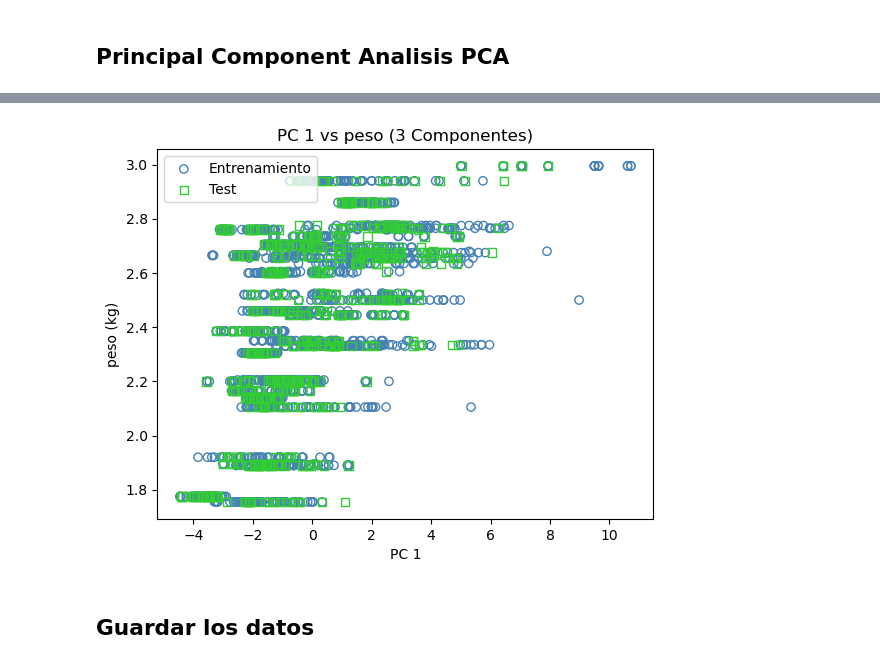
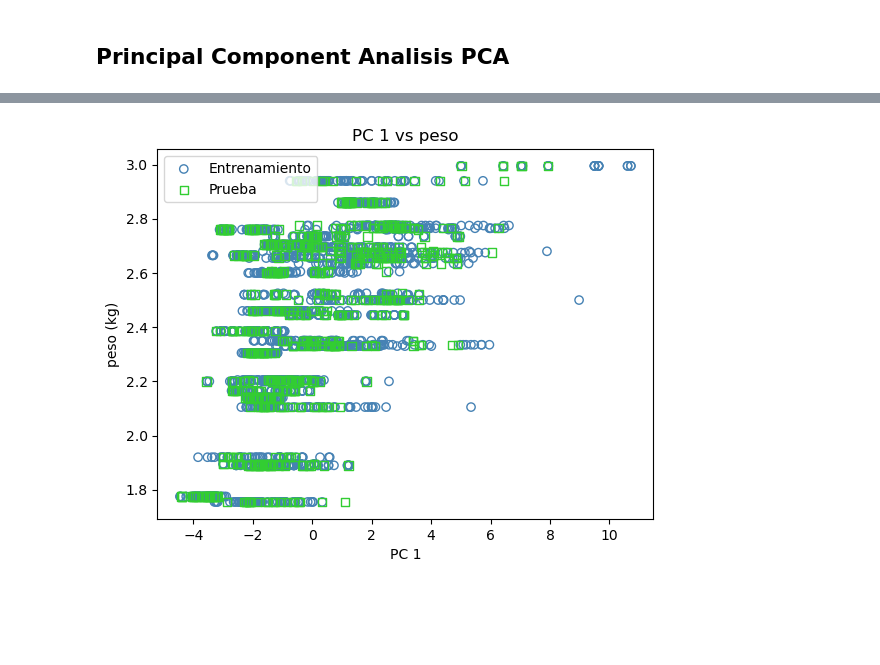
Before and after one commit to JoseAlfredoMartinezMartinez1995/EstimacionPesoPollos, a Jupyter notebook: P04_Analisis.ipynb, the cells around one changed output, grey strips where cells are left out. Drawn from its saved outputs; the diff is of its cells as text; code cells hidden in the pictures; blank space fills up the shorter version.

```diff
--- a/P04_Analisis.ipynb
+++ b/P04_Analisis.ipynb
@@ -146,5 +182,11 @@ joblib.dump(sc_rf, './T_scaler_rf.pkl')
 # %% [markdown]
 ## Principal Component Analisis PCA
+# %%
+# Estandarizar los datos de entrada
+scx = StandardScaler()
+
+X_train_std = scx.fit_transform(X_train)
+X_test_std = scx.transform(X_test)
 # %%
 matriz_cov = np.cov(np.transpose(X_train_std))
 
@@ -178,6 +217,6 @@ print(X_train_pca2.shape)
 # %%
-# Calcular matriz de 3 componentes
-pca3 = PCA(n_components = 3)
+# Calcular matriz de 4 componentes
+pca3 = PCA(n_components = 4)
 X_train_pca3 = pca3.fit_transform(X_train_std)
 X_test_pca3 = pca3.transform(X_test_std)
 
@@ -206,15 +226,13 @@ plt.show()
 # %%
 plt.scatter(X_train_pca3[:, 0], Y_train, marker = 'o', edgecolor = 'steelblue', facecolors = 'None', linestyle = 'None', label = 'Entrenamiento')
-plt.scatter(X_test_pca3[:, 0], Y_test, marker = 's', edgecolor = 'limegreen', facecolors = 'None', linestyle = 'None', label = 'Test')
+plt.scatter(X_test_pca3[:, 0], Y_test, marker = 's', edgecolor = 'limegreen', facecolors = 'None', linestyle = 'None', label = 'Prueba')
 
 plt.xlabel('PC 1')
 plt.ylabel('peso (kg)')
 
-plt.title('PC 1 vs peso (3 Componentes)')
+plt.title('PC 1 vs peso')
 plt.legend(loc = 'upper left')
 
 plt.show()
 # %% [output]
-[figure, old version]
+[figure, new version]
-# %% [markdown]
-## Guardar los datos
```
Also changed, not shown: parts of 25 cells of this notebook, 13 other files.
